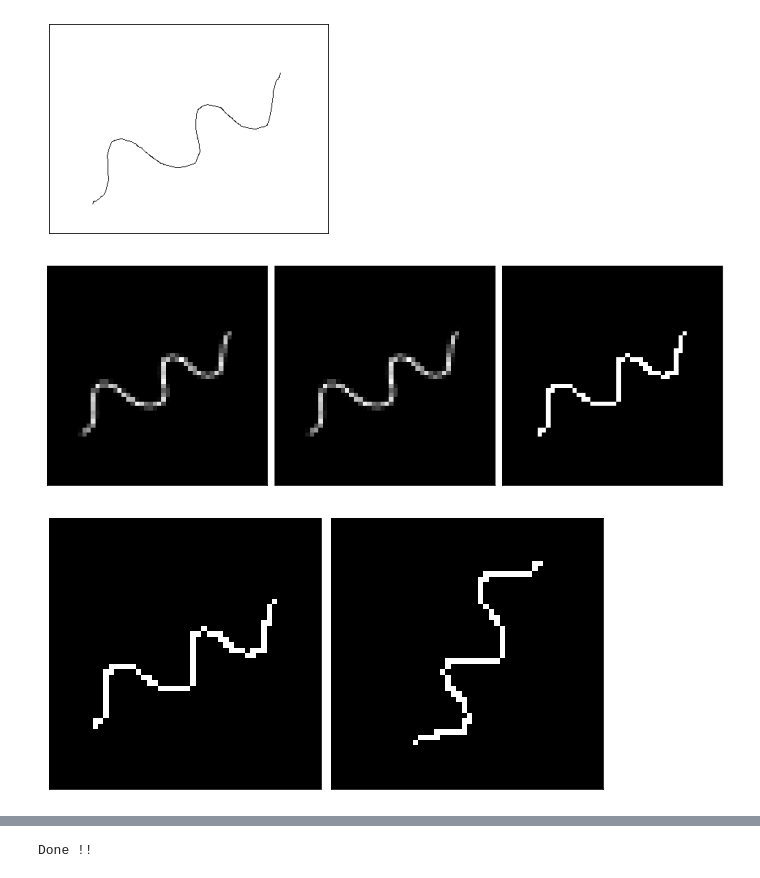
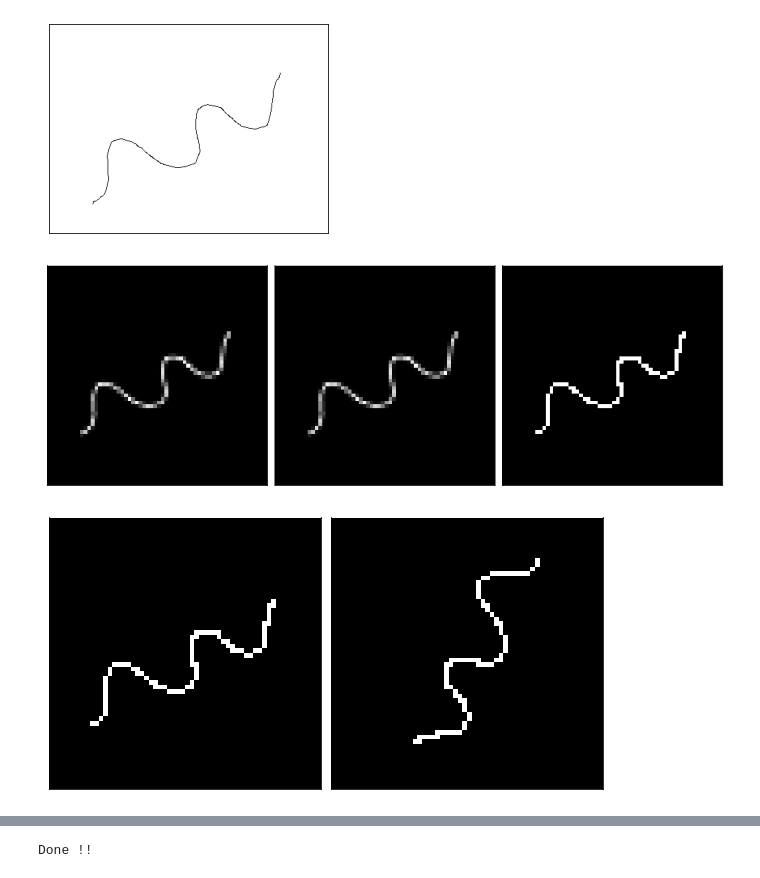
Before and after one commit to NanyangBot/task_planning, a Jupyter notebook: notebooks/drawline.ipynb, the cells around one changed output, grey strips where cells are left out. Saved outputs shown, nothing was run; the diff lists cells and outputs as text; code cells hidden in the pictures.

```diff
--- a/notebooks/drawline.ipynb
+++ b/notebooks/drawline.ipynb
@@ -69,7 +69,7 @@ def get_square(image, square_size):
         #mask = cv2.resize(mask, (square_size, square_size), interpolation = cv2.INTER_AREA)
     return mask
 # %%
-img0 = cv2.imread('/home/rosi/atika-project/work/2023/iafpp-wp1.3-motion-planner/code/trajectory_planner_ws/src/task_planning/images/freehand.png',0)
+img0 = cv2.imread('/home/carlo/artc/workspaces/ntubot_ws/src/task_planning/images/freehand.png',0)
 img = cv2.blur(img0, (35, 35))
 img = cv2.threshold(img, 250, 255, 0)[1]
 img = cv2.bitwise_not(img)
@@ -100,18 +112,18 @@ plot([thresh])
 # %% [output]
 [figure]
 # %%
-mask = get_square(imgs[-1],50)
+mask = get_square(imgs[-1],60)
 #mask = get_square(img,8)
 norm = cv2.normalize(mask, None, alpha=255, beta=1, norm_type=cv2.NORM_MINMAX, dtype=cv2.CV_16U).astype(np.uint8)
 thresh2 = cv2.threshold(norm, 75, 255, cv2.THRESH_BINARY)[1]
 #thin = cv2.ximgproc.thinning(thresh2, cv2.ximgproc.THINNING_ZHANGSUEN)
 plot([mask,norm,thresh2])
 # %% [output]
-[figure, old version]
+[figure, new version]
 # %%
 rot = cv2.rotate(thresh2, cv2.ROTATE_90_COUNTERCLOCKWISE)
 #rot = cv2.rotate(thin, cv2.ROTATE_90_COUNTERCLOCKWISE)
 flip = cv2.flip(rot, 0)
 plot([thresh2,flip])
 # %% [output]
-[figure, old version]
+[figure, new version]
```
Also changed, not shown: parts of 6 cells of this notebook, 1 other file.
